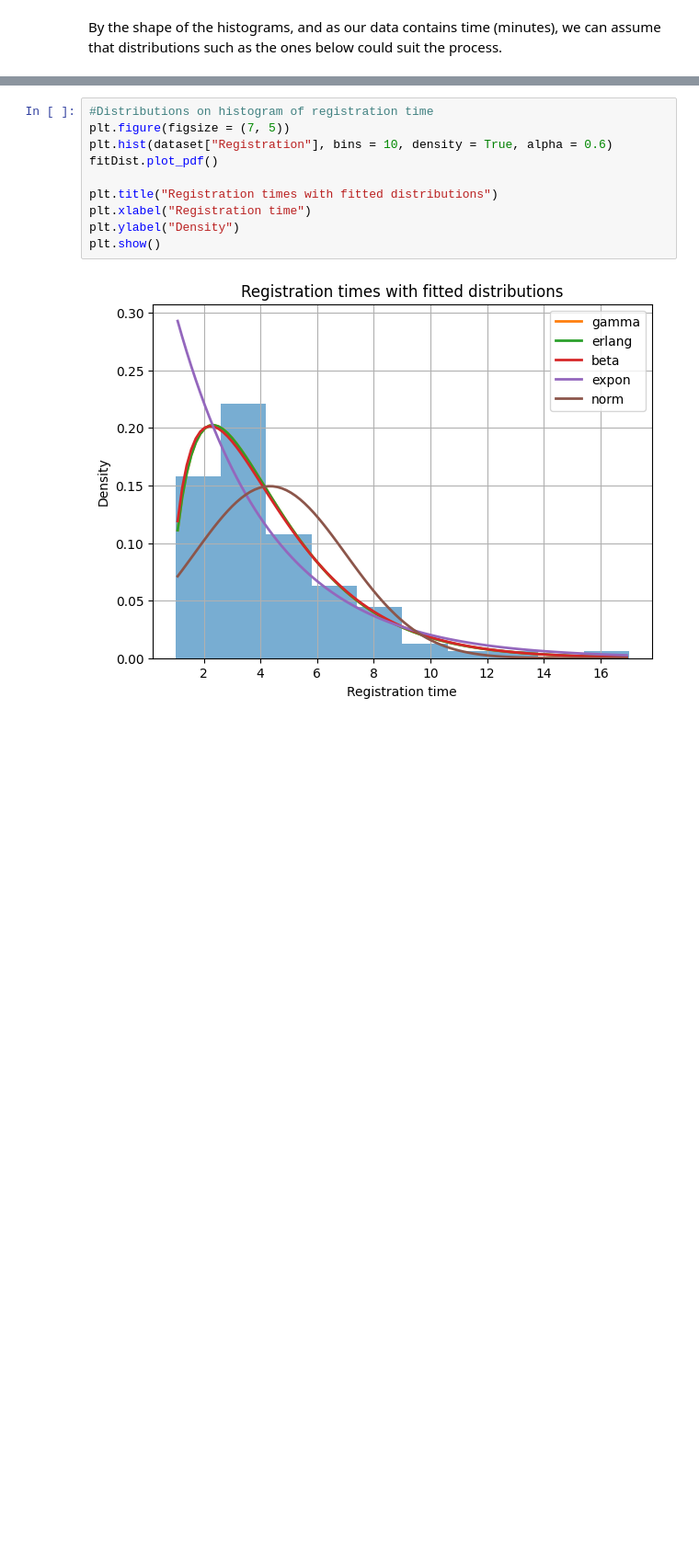
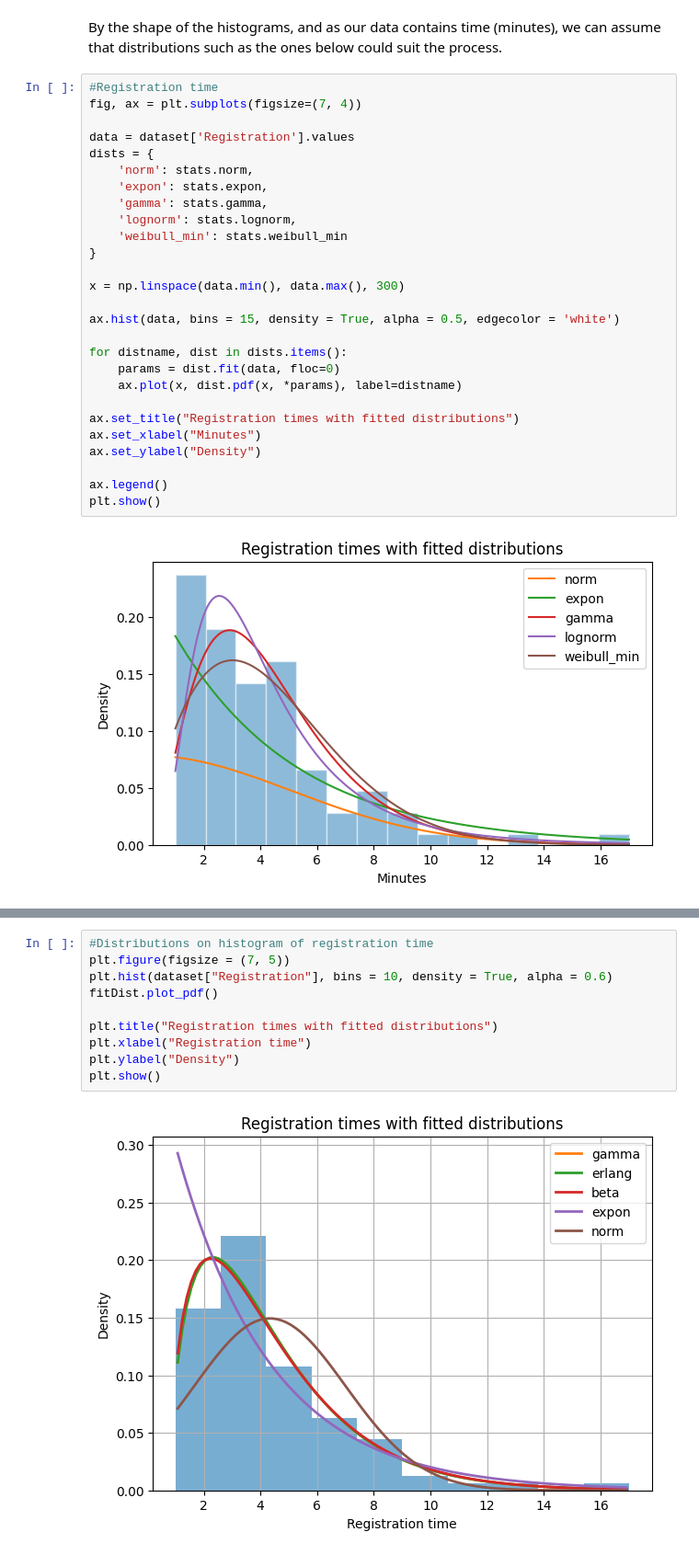
Before and after one commit to PeterTveita/BAN403, a Jupyter notebook: Assignments/Assignment 2/Python/Python.ipynb, the cells around one changed output, grey strips where cells are left out. Shown at 92% size. Drawn from its saved outputs; the diff is of its cells as text; blank space fills up the shorter version.

```diff
--- a/Assignments/Assignment 2/Python/Python.ipynb
+++ b/Assignments/Assignment 2/Python/Python.ipynb
@@ -69,2 +86,31 @@ plt.show()
 # %% [markdown]
 By the shape of the histograms, and as our data contains time (minutes), we can assume that distributions such as the ones below could suit the process.
+# %%
+#Registration time
+fig, ax = plt.subplots(figsize=(7, 4))
+
+data = dataset['Registration'].values
+dists = {
+    'norm': stats.norm,
+    'expon': stats.expon,
+    'gamma': stats.gamma,
+    'lognorm': stats.lognorm,
+    'weibull_min': stats.weibull_min
+}
+
+x = np.linspace(data.min(), data.max(), 300)
+
+ax.hist(data, bins = 15, density = True, alpha = 0.5, edgecolor = 'white')
+
+for distname, dist in dists.items():
+    params = dist.fit(data, floc=0)
+    ax.plot(x, dist.pdf(x, *params), label=distname)
+
+ax.set_title("Registration times with fitted distributions")
+ax.set_xlabel("Minutes")
+ax.set_ylabel("Density")
+
+ax.legend()
+plt.show()
+# %% [output]
+[figure, added]
```
Also changed, not shown: parts of 6 cells of this notebook, 12 other files.
